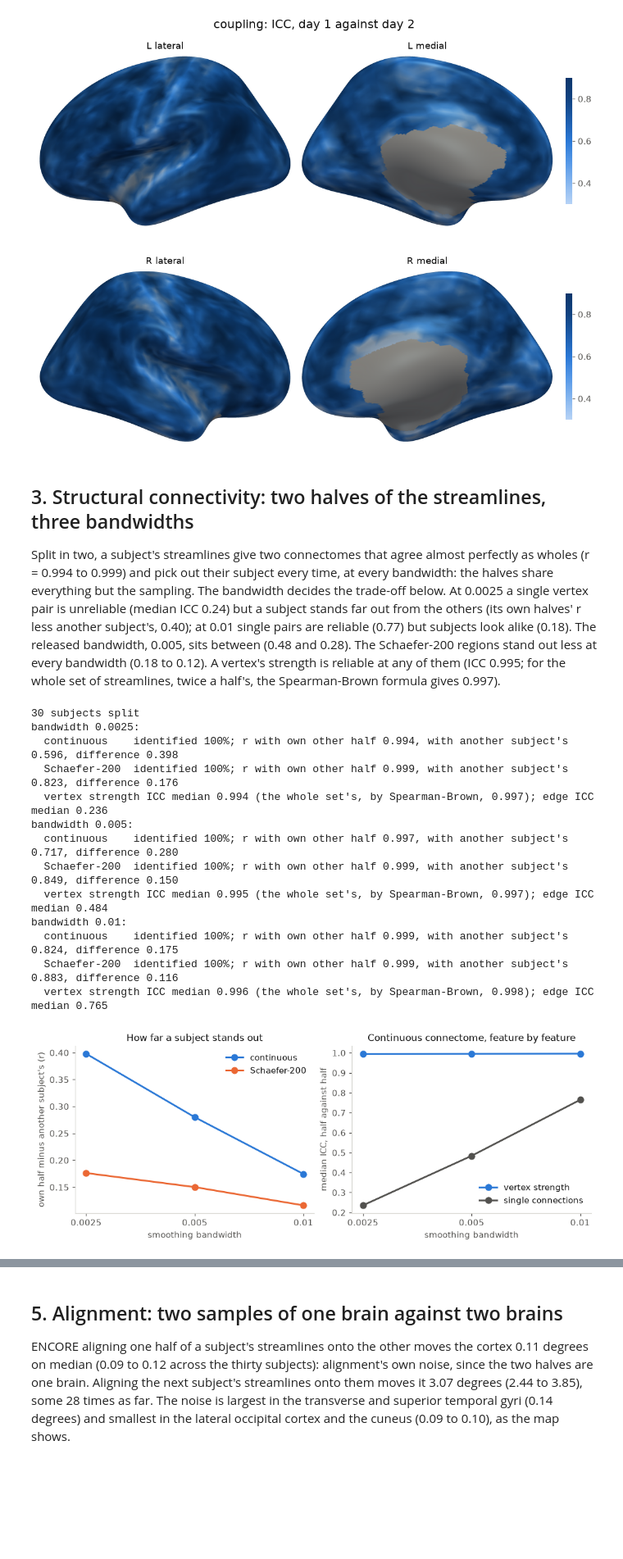
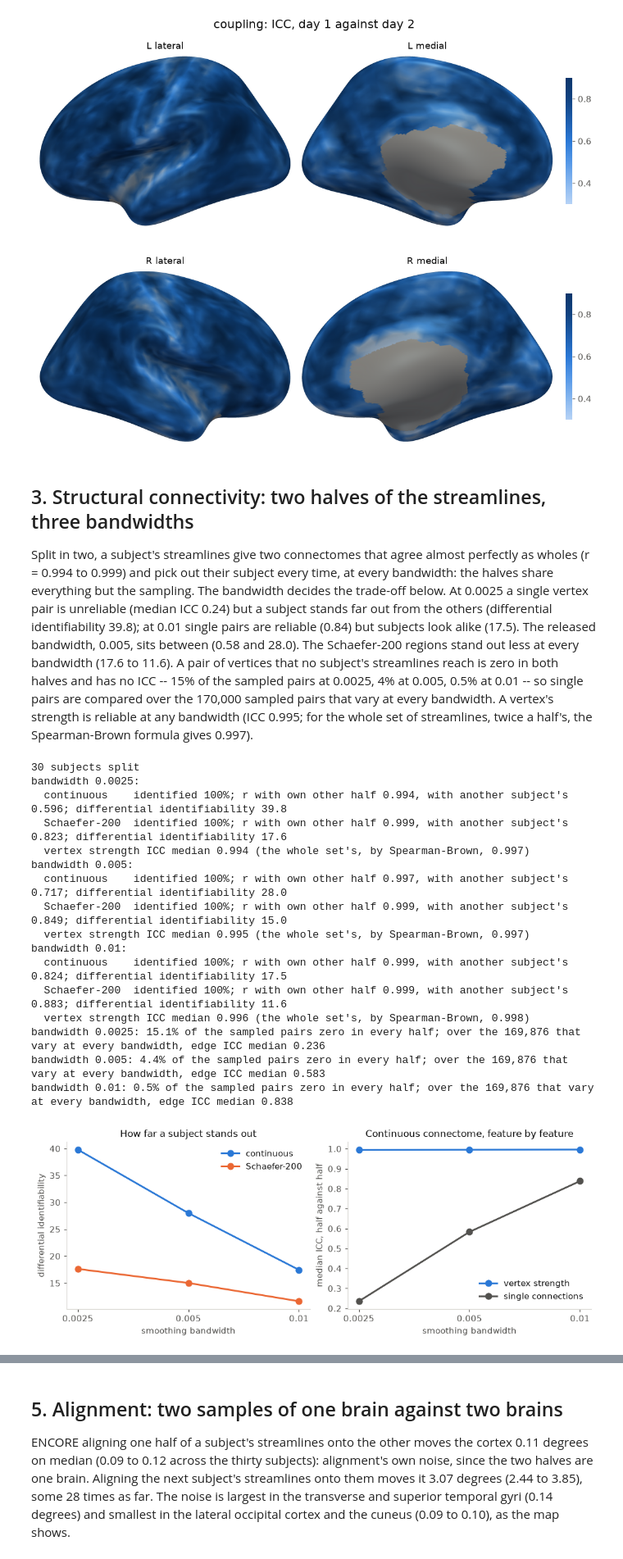
Before and after one commit to xya2001/SBCI, a Jupyter notebook: notebooks/reliability.ipynb, the cells around one changed output, grey strips where cells are left out. Shown at 82% size. Saved outputs shown, nothing was run; the diff lists cells and outputs as text; code cells hidden in the pictures; blank space fills up the shorter version.

```diff
--- a/notebooks/reliability.ipynb
+++ b/notebooks/reliability.ipynb
@@ -154,7 +157,8 @@ found = {
 for name, result in found.items():
     print(f"{name:13s} {result.features:>10,} features: identified {result.accuracy[0]:.0%} day 1 to 2 "
           f"and {result.accuracy[1]:.0%} day 2 to 1; r with own other day {result.within:.3f}, "
-          f"with another subject's {result.between:.3f}, difference {result.within - result.between:.3f}")
+          f"with another subject's {result.between:.3f}; differential identifiability "
+          f"{100 * (result.within - result.between):.1f}")
 
 figure, axes = plt.subplots(1, 2, figsize=(9, 4.2), constrained_layout=True)
 values = np.concatenate([result.similarity.ravel() for result in found.values()])
@@ -268,12 +272,14 @@ coupling ICC, lowest: RH_entorhinal 0.41, LH_entorhinal 0.44, RH_temporalpole 0.
 Split in two, a subject's streamlines give two connectomes that agree almost perfectly as wholes
 (r = 0.994 to 0.999) and pick out their subject every time, at every bandwidth: the halves share
 everything but the sampling. The bandwidth decides the trade-off below. At 0.0025 a single
-vertex pair is unreliable (median ICC 0.24) but a subject stands far out from the others (its
-own halves' r less another subject's, 0.40); at 0.01 single pairs are reliable (0.77) but
-subjects look alike (0.18). The released bandwidth, 0.005, sits between (0.48 and 0.28). The
-Schaefer-200 regions stand out less at every bandwidth (0.18 to 0.12). A vertex's strength is
-reliable at any of them (ICC 0.995; for the whole set of streamlines, twice a half's, the
-Spearman-Brown formula gives 0.997).
+vertex pair is unreliable (median ICC 0.24) but a subject stands far out from the others
+(differential identifiability 39.8); at 0.01 single pairs are reliable (0.84) but subjects look
+alike (17.5). The released bandwidth, 0.005, sits between (0.58 and 28.0). The Schaefer-200
+regions stand out less at every bandwidth (17.6 to 11.6). A pair of vertices that no subject's
+streamlines reach is zero in both halves and has no ICC -- 15% of the sampled pairs at 0.0025,
+4% at 0.005, 0.5% at 0.01 -- so single pairs are compared over the 170,000 sampled pairs that
+vary at every bandwidth. A vertex's strength is reliable at any bandwidth (ICC 0.995; for the
+whole set of streamlines, twice a half's, the Spearman-Brown formula gives 0.997).
 # %%
 split_subjects = sorted(path.name for path in SPLIT.iterdir() if (path / "alignment.npz").exists())
 print(f"{len(split_subjects)} subjects split")
@@ -299,46 +305,58 @@ for bandwidth in BANDWIDTHS:
     for name in ("continuous", "Schaefer-200"):
         result = row[name]
         print(f"  {name:13s} identified {np.mean(result.accuracy):.0%}; r with own other half {result.within:.3f}, "
-              f"with another subject's {result.between:.3f}, difference {result.within - result.between:.3f}")
+              f"with another subject's {result.between:.3f}; differential identifiability "
+              f"{100 * (result.within - result.between):.1f}")
     half_icc = np.nanmedian(row["strength"])
     print(f"  vertex strength ICC median {half_icc:.3f} (the whole set's, by Spearman-Brown, "
-          f"{2 * half_icc / (1 + half_icc):.3f}); edge ICC median {np.nanmedian(row['edges']):.3f}")
+          f"{2 * half_icc / (1 + half_icc):.3f})")
+# A pair no subject's streamlines reach is zero in every half and has no ICC; how many there are
+# falls as the bandwidth widens, so the edges are compared over the pairs that vary at every one.
+varying = np.all([np.isfinite(by_bandwidth[b]["edges"]) for b in BANDWIDTHS], axis=0)
+for bandwidth in BANDWIDTHS:
+    edges = by_bandwidth[bandwidth]["edges"]
+    print(f"bandwidth {bandwidth}: {np.mean(np.isnan(edges)):.1%} of the sampled pairs zero in every half; "
+          f"over the {varying.sum():,} that vary at every bandwidth, edge ICC median {np.median(edges[varying]):.3f}")
 # %% [output]
 30 subjects split
 bandwidth 0.0025:
-  continuous    identified 100%; r with own other half 0.994, with another subject's 0.596, difference 0.398
-  Schaefer-200  identified 100%; r with own other half 0.999, with another subject's 0.823, difference 0.176
-  vertex strength ICC median 0.994 (the whole set's, by Spearman-Brown, 0.997); edge ICC median 0.236
+  continuous    identified 100%; r with own other half 0.994, with another subject's 0.596; differential identifiability 39.8
+  Schaefer-200  identified 100%; r with own other half 0.999, with another subject's 0.823; differential identifiability 17.6
+  vertex strength ICC median 0.994 (the whole set's, by Spearman-Brown, 0.997)
 bandwidth 0.005:
-  continuous    identified 100%; r with own other half 0.997, with another subject's 0.717, difference 0.280
-  Schaefer-200  identified 100%; r with own other half 0.999, with another subject's 0.849, difference 0.150
-  vertex strength ICC median 0.995 (the whole set's, by Spearman-Brown, 0.997); edge ICC median 0.484
+  continuous    identified 100%; r with own other half 0.997, with another subject's 0.717; differential identifiability 28.0
+  Schaefer-200  identified 100%; r with own other half 0.999, with another subject's 0.849; differential identifiability 15.0
+  vertex strength ICC median 0.995 (the whole set's, by Spearman-Brown, 0.997)
 bandwidth 0.01:
-  continuous    identified 100%; r with own other half 0.999, with another subject's 0.824, difference 0.175
-  Schaefer-200  identified 100%; r with own other half 0.999, with another subject's 0.883, difference 0.116
-  vertex strength ICC median 0.996 (the whole set's, by Spearman-Brown, 0.998); edge ICC median 0.765
+  continuous    identified 100%; r with own other half 0.999, with another subject's 0.824; differential identifiability 17.5
+  Schaefer-200  identified 100%; r with own other half 0.999, with another subject's 0.883; differential identifiability 11.6
+  vertex strength ICC median 0.996 (the whole set's, by Spearman-Brown, 0.998)
+bandwidth 0.0025: 15.1% of the sampled pairs zero in every half; over the 169,876 that vary at every bandwidth, edge ICC median 0.236
+bandwidth 0.005: 4.4% of the sampled pairs zero in every half; over the 169,876 that vary at every bandwidth, edge ICC median 0.583
+bandwidth 0.01: 0.5% of the sampled pairs zero in every half; over the 169,876 that vary at every bandwidth, edge ICC median 0.838
 # %%
 figure, (left, right) = plt.subplots(1, 2, figsize=(9, 3.4), constrained_layout=True)
 for name, colour in (("continuous", BLUE), ("Schaefer-200", ORANGE)):
-    gaps = [by_bandwidth[b][name].within - by_bandwidth[b][name].between for b in BANDWIDTHS]
+    gaps = [100 * (by_bandwidth[b][name].within - by_bandwidth[b][name].between) for b in BANDWIDTHS]
     left.plot(BANDWIDTHS, gaps, "o-", color=colour, linewidth=2, markersize=7, label=name)
-left.set_ylabel("own half minus another subject's (r)")
+left.set_ylabel("differential identifiability")
 left.set_title("How far a subject stands out", fontsize=11)
 left.legend(frameon=False)
 for name, key, colour in (("vertex strength", "strength", BLUE), ("single connections", "edges", MUTED)):
-    medians = [np.nanmedian(by_bandwidth[b][key]) for b in BANDWIDTHS]
+    medians = [np.median(by_bandwidth[b][key][varying]) if key == "edges" else np.nanmedian(by_bandwidth[b][key])
+               for b in BANDWIDTHS]
     right.plot(BANDWIDTHS, medians, "o-", color=colour, linewidth=2, markersize=7, label=name)
 right.set_ylabel("median ICC, half against half")
 right.set_title("Continuous connectome, feature by feature", fontsize=11)
 right.legend(frameon=False)
 for axis in (left, right):
     axis.set_xscale("log")
     axis.set_xticks(BANDWIDTHS, [str(b) for b in BANDWIDTHS])
     axis.minorticks_off()
     axis.set_xlabel("smoothing bandwidth")
 plt.show()
 # %% [output]
-[figure, old version]
+[figure, new version]
 # %% [markdown]
 ## 4. How many components are reliable
 
```
Also changed, not shown: parts of 6 cells of this notebook, 6 other files.
